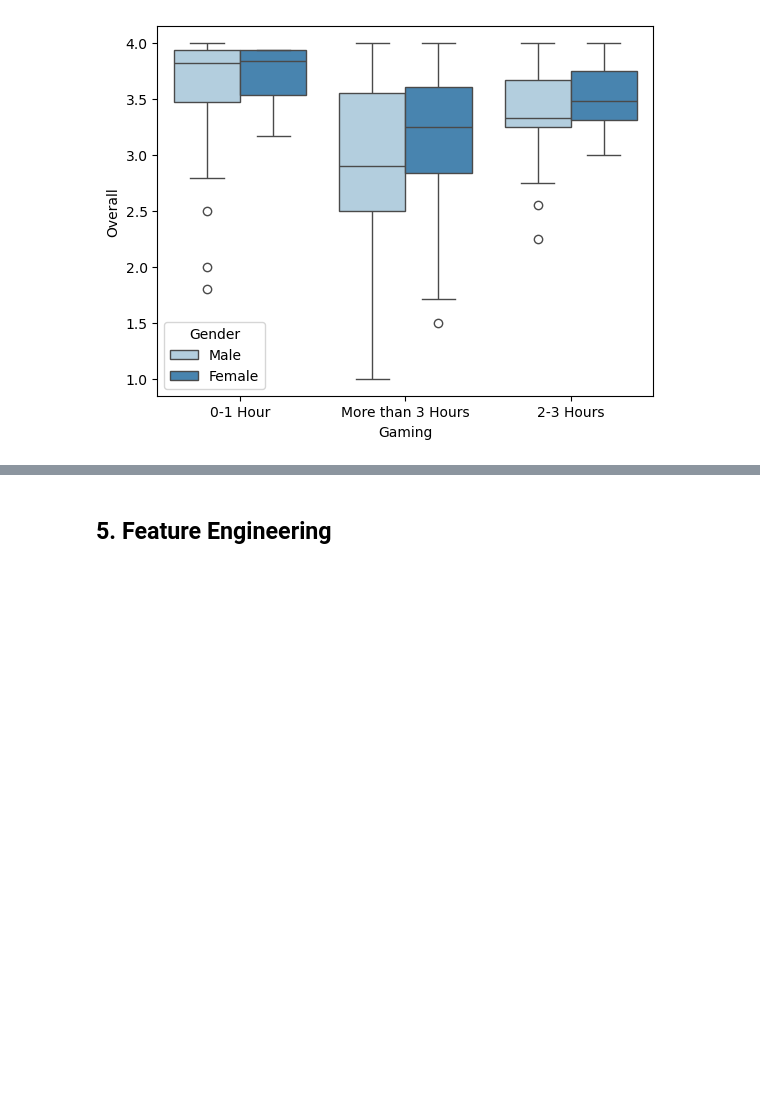
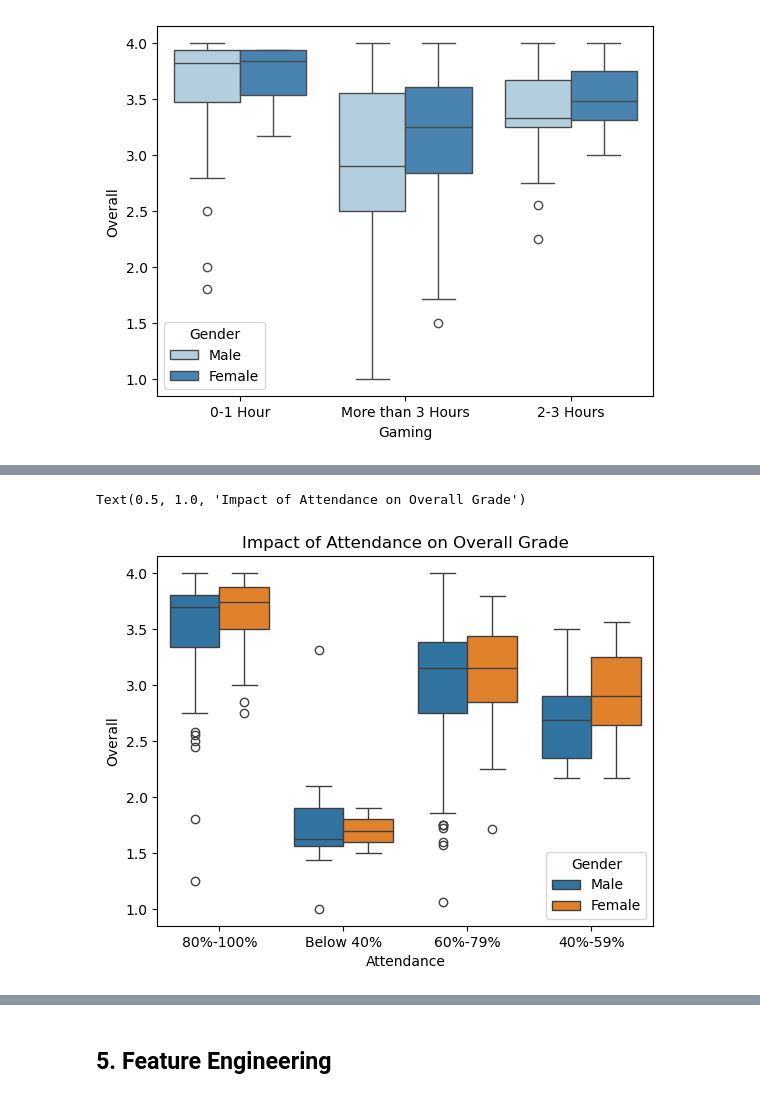
Before and after one commit to I-jidd/Data-Analysis-Machine-Learning, a Jupyter notebook: Student Performance Metrics Dataset/Student-Performance-Metrics-Dataset.ipynb, the cells around one changed output, grey strips where cells are left out. Saved outputs shown, nothing was run; the diff lists cells and outputs as text; code cells hidden in the pictures; blank space fills up the shorter version.

```diff
--- a/Student Performance Metrics Dataset/Student-Performance-Metrics-Dataset.ipynb
+++ b/Student Performance Metrics Dataset/Student-Performance-Metrics-Dataset.ipynb
@@ -221,0 +232,6 @@ plt.show()
+# %%
+sns.boxplot(data=df, x='Attendance', y='Overall', hue='Gender')
+plt.title('Impact of Attendance on Overall Grade')
+# %% [output]
+Text(0.5, 1.0, 'Impact of Attendance on Overall Grade')
+[figure, added]
```
Also changed, not shown: parts of 3 cells of this notebook.
